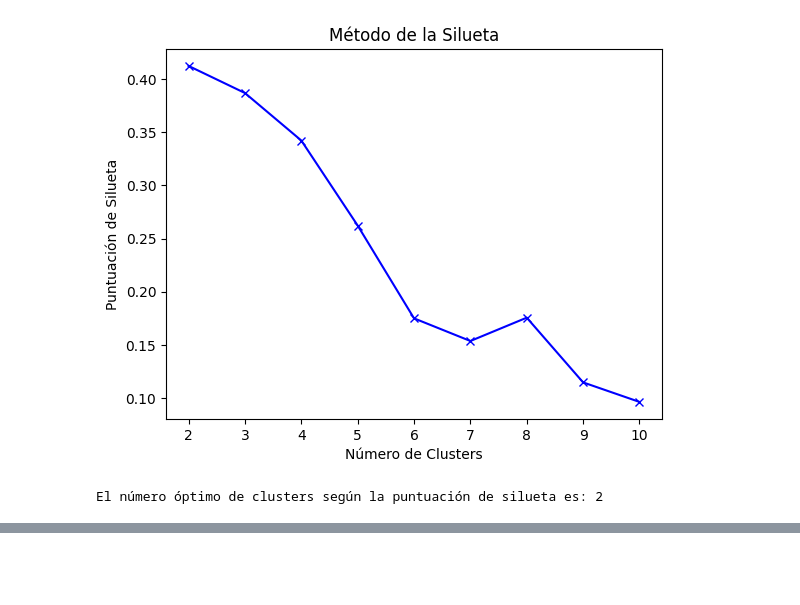
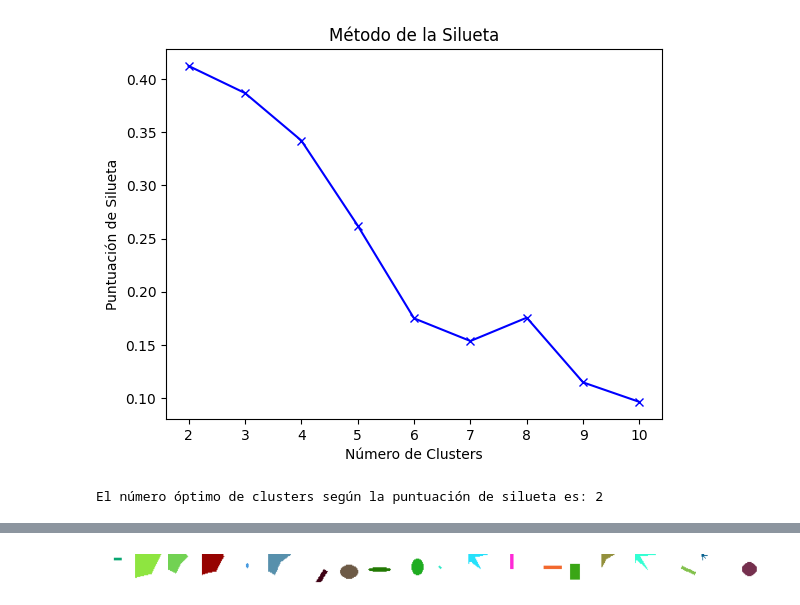
Before and after one commit to drArancibiaDelgado/sis420-, a Jupyter notebook: Examenes/Final/no_supervisado.ipynb, the cells around one changed output, grey strips where cells are left out. Saved outputs shown, nothing was run; the diff lists cells and outputs as text; code cells hidden in the pictures; blank space fills up the shorter version.

```diff
--- a/Examenes/Final/no_supervisado.ipynb
+++ b/Examenes/Final/no_supervisado.ipynb
@@ -236,0 +242,27 @@ Precisión: 0.9877641824249166
+# %%
+import numpy as np
+import pandas as pd
+import matplotlib.pyplot as plt
+
+assert scaled_data.shape[1] == 3072, "Cada fila del DataFrame debe tener 3072 valores para una imagen de 32x32x3"
+
+# Convertir cada fila en una imagen de 32x32x3
+def row_to_image(row):
+    image = row.values.reshape(32, 32, 3)
+    return image
+
+# Seleccionar un subconjunto de imágenes para visualizar
+num_images_to_show = 20
+sampled_rows = data.sample(n=num_images_to_show, random_state=42)
+
+# Crear una figura para visualizar las imágenes
+fig, axes = plt.subplots(1, num_images_to_show, figsize=(15, 5))
+
+for i, (index, row) in enumerate(sampled_rows.iterrows()):
+    image = row_to_image(row)
+    axes[i].imshow(image)
+    axes[i].axis('off')
+
+plt.show()
+# %% [output]
+[figure, added]
```
Also changed, not shown: parts of 11 cells of this notebook, 1 other file.
